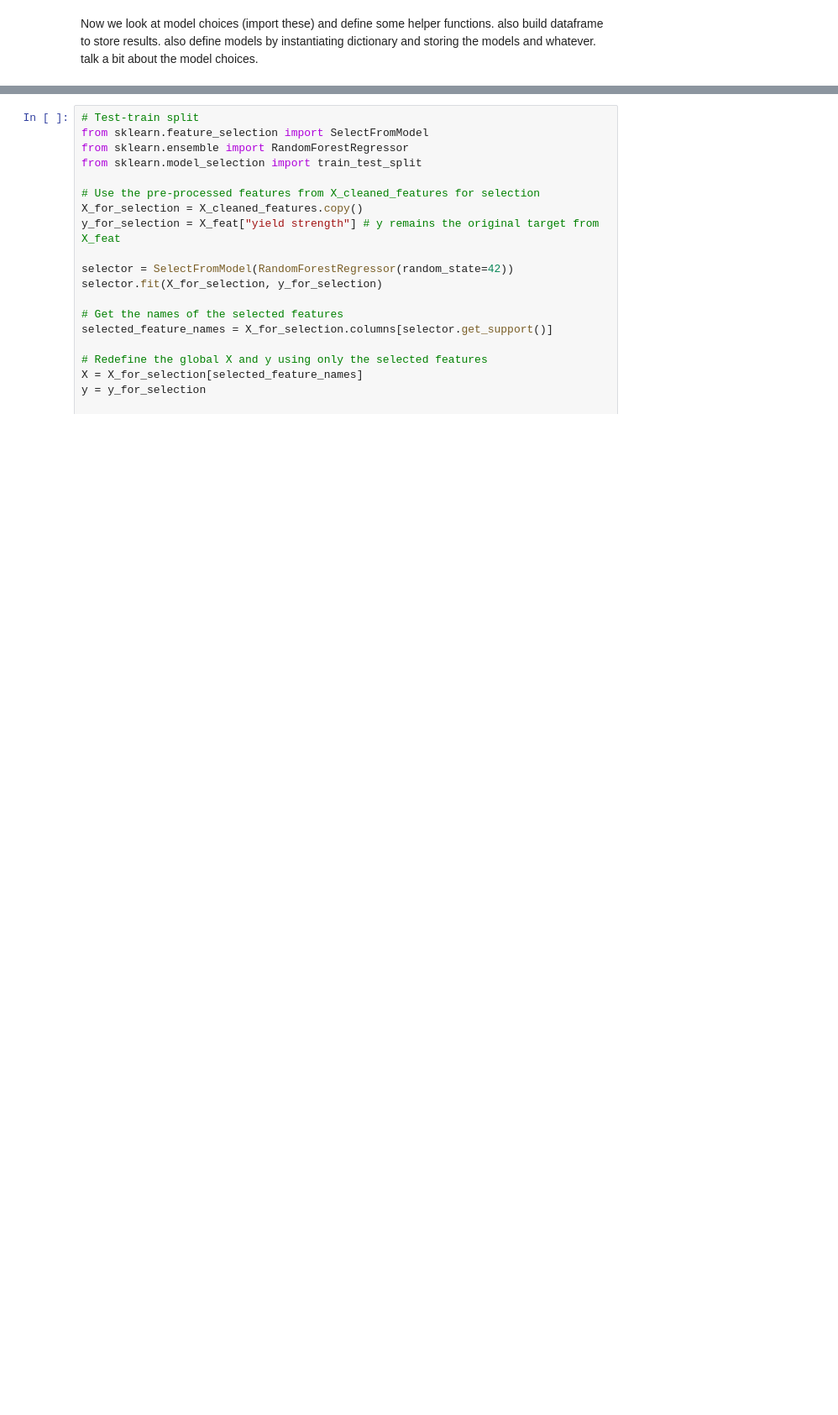
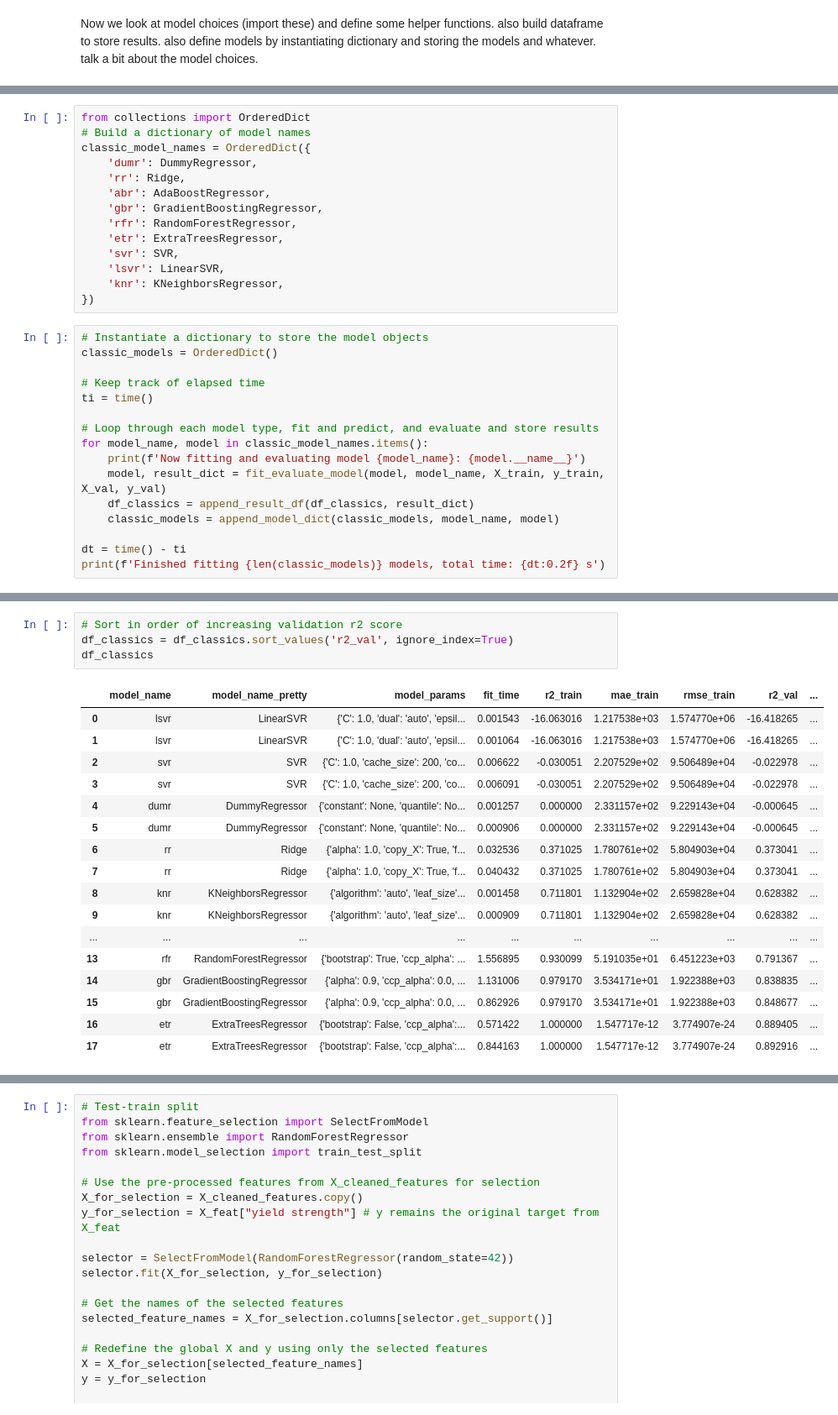
Before and after one commit to whyyyyyft/ML-materials, a Jupyter notebook: ML_Research.ipynb, the cells around one changed output, grey strips where cells are left out. Shown at 84% size. Drawn from its saved outputs; the diff is of its cells as text; blank space fills up the shorter version.

```diff
--- a/ML_Research.ipynb
+++ b/ML_Research.ipynb
@@ -327,0 +417,30 @@ Now we look at model choices (import these) and define some helper functions. al
+# %%
+from collections import OrderedDict
+# Build a dictionary of model names
+classic_model_names = OrderedDict({
+    'dumr': DummyRegressor,
+    'rr': Ridge,
+    'abr': AdaBoostRegressor,
+    'gbr': GradientBoostingRegressor,
+    'rfr': RandomForestRegressor,
+    'etr': ExtraTreesRegressor,
+    'svr': SVR,
+    'lsvr': LinearSVR,
+    'knr': KNeighborsRegressor,
+})
+# %%
+# Instantiate a dictionary to store the model objects
+classic_models = OrderedDict()
+
+# Keep track of elapsed time
+ti = time()
+
+# Loop through each model type, fit and predict, and evaluate and store results
+for model_name, model in classic_model_names.items():
+    print(f'Now fitting and evaluating model {model_name}: {model.__name__}')
+    model, result_dict = fit_evaluate_model(model, model_name, X_train, y_train, X_val, y_val)
+    df_classics = append_result_df(df_classics, result_dict)
+    classic_models = append_model_dict(classic_models, model_name, model)
+
+dt = time() - ti
+print(f'Finished fitting {len(classic_models)} models, total time: {dt:0.2f} s')
@@ -327,0 +458,22 @@ Now we look at model choices (import these) and define some helper functions. al
+# %%
+# Sort in order of increasing validation r2 score
+df_classics = df_classics.sort_values('r2_val', ignore_index=True)
+df_classics
+# %% [output]
+|  | model_name | model_name_pretty | model_params | fit_time | r2_train | mae_train | rmse_train | r2_val | ... |
+| 0 | lsvr | LinearSVR | {'C': 1.0, 'dual': 'auto', 'epsil... | 0.001543 | -16.063016 | 1.217538e+03 | 1.574770e+06 | -16.418265 | ... |
+| 1 | lsvr | LinearSVR | {'C': 1.0, 'dual': 'auto', 'epsil... | 0.001064 | -16.063016 | 1.217538e+03 | 1.574770e+06 | -16.418265 | ... |
+| 2 | svr | SVR | {'C': 1.0, 'cache_size': 200, 'co... | 0.006622 | -0.030051 | 2.207529e+02 | 9.506489e+04 | -0.022978 | ... |
+| 3 | svr | SVR | {'C': 1.0, 'cache_size': 200, 'co... | 0.006091 | -0.030051 | 2.207529e+02 | 9.506489e+04 | -0.022978 | ... |
+| 4 | dumr | DummyRegressor | {'constant': None, 'quantile': No... | 0.001257 | 0.000000 | 2.331157e+02 | 9.229143e+04 | -0.000645 | ... |
+| 5 | dumr | DummyRegressor | {'constant': None, 'quantile': No... | 0.000906 | 0.000000 | 2.331157e+02 | 9.229143e+04 | -0.000645 | ... |
+| 6 | rr | Ridge | {'alpha': 1.0, 'copy_X': True, 'f... | 0.032536 | 0.371025 | 1.780761e+02 | 5.804903e+04 | 0.373041 | ... |
+| 7 | rr | Ridge | {'alpha': 1.0, 'copy_X': True, 'f... | 0.040432 | 0.371025 | 1.780761e+02 | 5.804903e+04 | 0.373041 | ... |
+| 8 | knr | KNeighborsRegressor | {'algorithm': 'auto', 'leaf_size'... | 0.001458 | 0.711801 | 1.132904e+02 | 2.659828e+04 | 0.628382 | ... |
+| 9 | knr | KNeighborsRegressor | {'algorithm': 'auto', 'leaf_size'... | 0.000909 | 0.711801 | 1.132904e+02 | 2.659828e+04 | 0.628382 | ... |
+| ... | ... | ... | ... | ... | ... | ... | ... | ... | ... |
+| 13 | rfr | RandomForestRegressor | {'bootstrap': True, 'ccp_alpha': ... | 1.556895 | 0.930099 | 5.191035e+01 | 6.451223e+03 | 0.791367 | ... |
+| 14 | gbr | GradientBoostingRegressor | {'alpha': 0.9, 'ccp_alpha': 0.0, ... | 1.131006 | 0.979170 | 3.534171e+01 | 1.922388e+03 | 0.838835 | ... |
+| 15 | gbr | GradientBoostingRegressor | {'alpha': 0.9, 'ccp_alpha': 0.0, ... | 0.862926 | 0.979170 | 3.534171e+01 | 1.922388e+03 | 0.848677 | ... |
+| 16 | etr | ExtraTreesRegressor | {'bootstrap': False, 'ccp_alpha':... | 0.571422 | 1.000000 | 1.547717e-12 | 3.774907e-24 | 0.889405 | ... |
+| 17 | etr | ExtraTreesRegressor | {'bootstrap': False, 'ccp_alpha':... | 0.844163 | 1.000000 | 1.547717e-12 | 3.774907e-24 | 0.892916 | ... |
```
Also changed, not shown: parts of 29 cells of this notebook.
